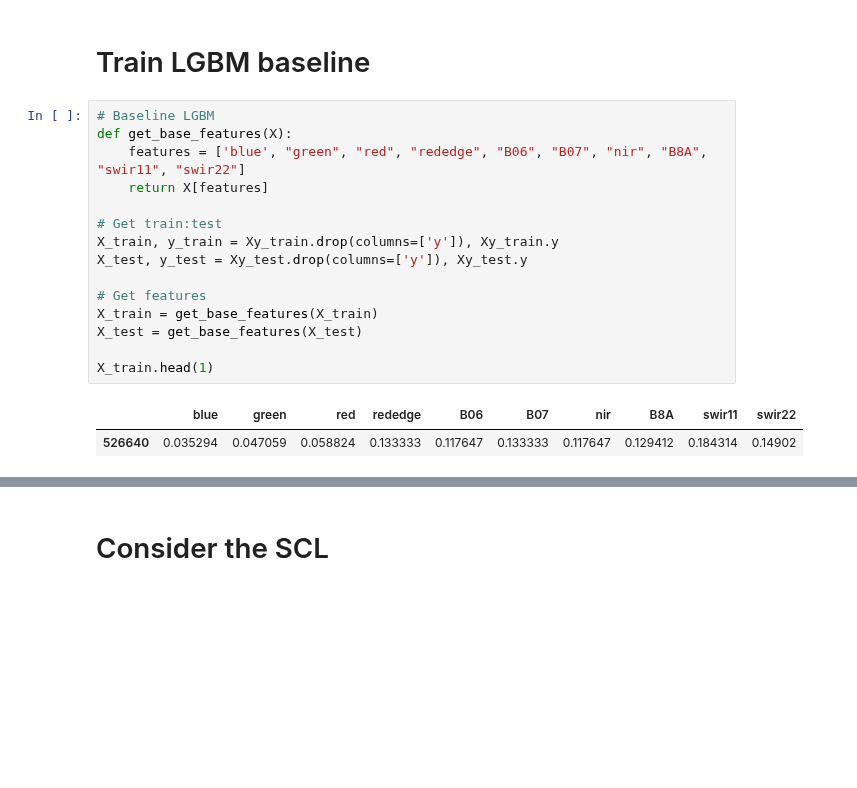
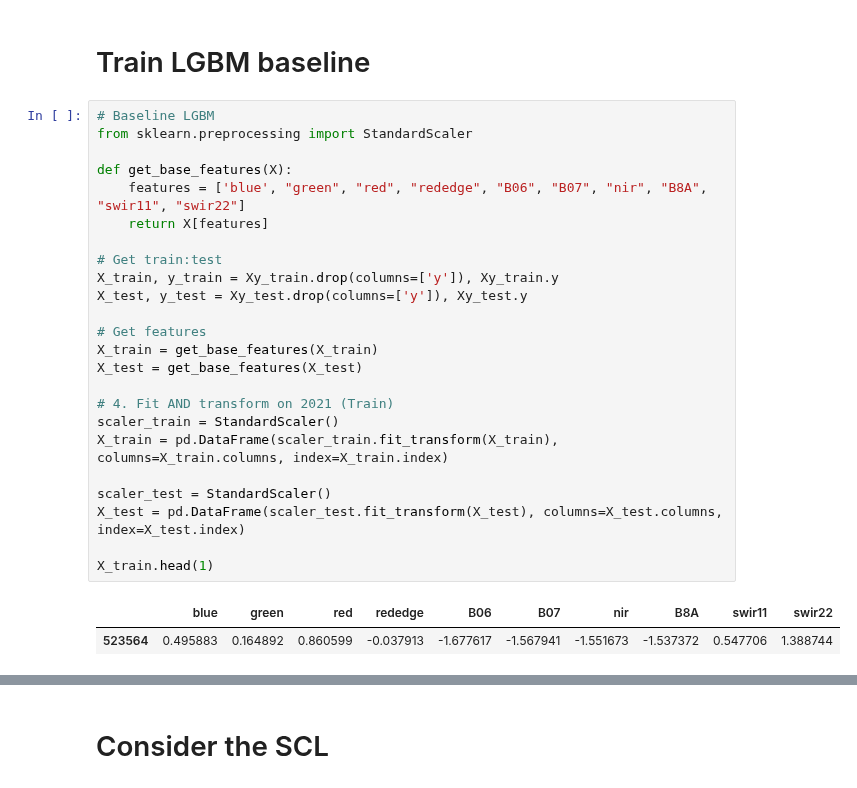
Before and after one commit to arthurgassner-synotis/forestero-skymap-poc, a Jupyter notebook: nb/04-training_study.ipynb, the cells around one changed output, grey strips where cells are left out. Saved outputs shown, nothing was run; the diff lists cells and outputs as text; blank space fills up the shorter version.

```diff
--- a/nb/04-training_study.ipynb
+++ b/nb/04-training_study.ipynb
@@ -315,20 +316,29 @@ KeyboardInterrupt:
 # Train LGBM baseline
 # %%
 # Baseline LGBM
+from sklearn.preprocessing import StandardScaler
+
 def get_base_features(X):
     features = ['blue', "green", "red", "rededge", "B06", "B07", "nir", "B8A", "swir11", "swir22"]
     return X[features]
 
 # Get train:test
 X_train, y_train = Xy_train.drop(columns=['y']), Xy_train.y
 X_test, y_test = Xy_test.drop(columns=['y']), Xy_test.y
 
 # Get features
 X_train = get_base_features(X_train)
 X_test = get_base_features(X_test)
 
+# 4. Fit AND transform on 2021 (Train)
+scaler_train = StandardScaler()
+X_train = pd.DataFrame(scaler_train.fit_transform(X_train), columns=X_train.columns, index=X_train.index)
+
+scaler_test = StandardScaler()
+X_test = pd.DataFrame(scaler_test.fit_transform(X_test), columns=X_test.columns, index=X_test.index)
+
 X_train.head(1)
 # %% [output]
 |  | blue | green | red | rededge | B06 | B07 | nir | B8A | swir11 | swir22 |
-| 526640 | 0.035294 | 0.047059 | 0.058824 | 0.133333 | 0.117647 | 0.133333 | 0.117647 | 0.129412 | 0.184314 | 0.14902 |
+| 523564 | 0.495883 | 0.164892 | 0.860599 | -0.037913 | -1.677617 | -1.567941 | -1.551673 | -1.537372 | 0.547706 | 1.388744 |
 # %%
```
Also changed, not shown: parts of 13 cells of this notebook, 6 other files.
